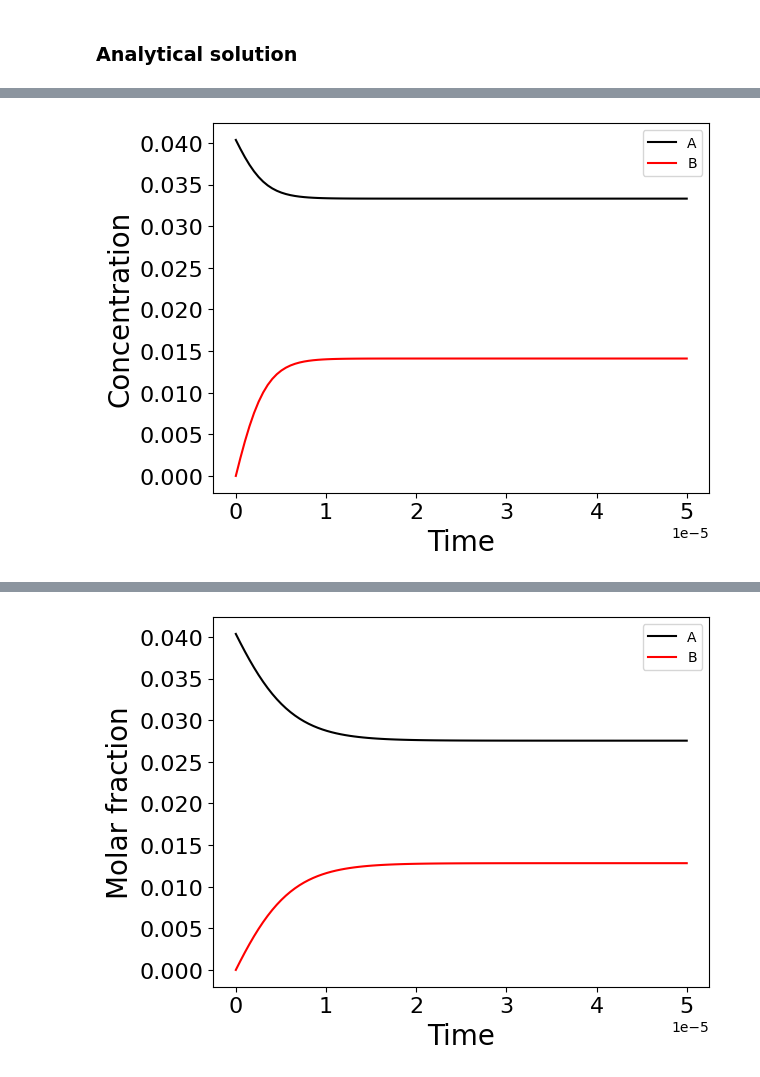
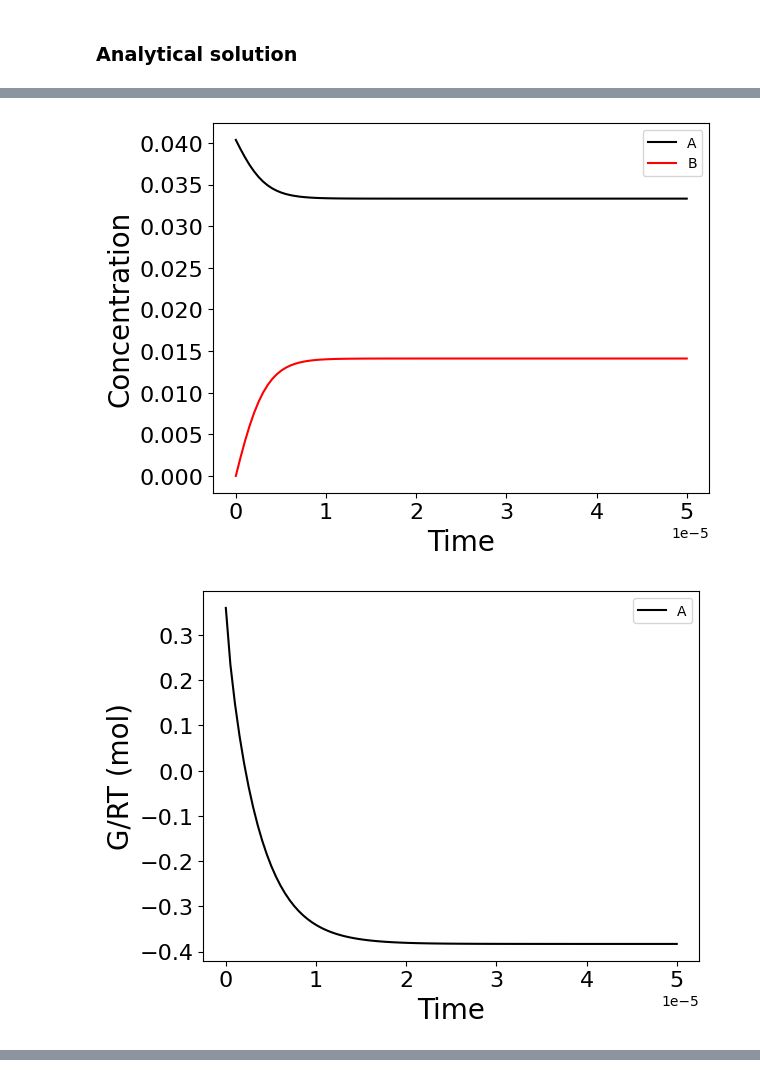
Before and after one commit to emartineznunez/Kp, a Jupyter notebook: Chem_Kinet.ipynb, the cells around one changed output, grey strips where cells are left out. Drawn from its saved outputs; the diff is of its cells as text; code cells hidden in the pictures.

```diff
--- a/Chem_Kinet.ipynb
+++ b/Chem_Kinet.ipynb
@@ -258,6 +258,10 @@ t=np.linspace(0,0.00005,100)
 K = 5.97e-3
 A0 = 0.0403599
 kr = 9e6
+n0 = 1
+R = 8.314 # J/mol/K
+Rbar = 0.08314 # bar L /mol / K
+T = 298.  # K
 #Keq= k1/k2=5.97e-3 (see the ms)
 a0=0.0403599   # 1 mol in 24.78 L at p=p0=1 bar
 tinf=5e-5
@@ -274,11 +278,9 @@ print(Bv(K,kr,A0,tinf))
 Beq = Bv(K,kr,A0,tinf)
 Aeq = Av(K,kr,A0,tinf)
 
-xi_eq = 1 - Aeq/A0
+xi_eq = Beq*n0/(2*A0)
 print("kc(V const)=",Beq*Beq/Aeq)
 print("xi_eq=",xi_eq)
-
-
 
 #plt.rcParams['text.usetex'] = True
 
@@ -307,6 +309,28 @@ def B(K,kr,A0,t):
   B = - 0.5 * K - 0.5 * S * parenth
   return B
 
+def G(A0,Rbar,T,t):
+  cA = A(K,kr,A0,t)
+  cB = B(K,kr,A0,t)
+  nA = (2*A0-2*cB)/(2*A0-cB)
+  nB = 2*cB/(2*A0-cB)
+  nuA =  np.log(cA * Rbar * T )
+  nuB =  np.log(cB * Rbar * T)
+  G = nA * nuA + nB * nuB
+  xideltaG0 = 0.36
+  return G + xideltaG0
+
+t=np.linspace(0,0.00005,100)
+
+#print(G(A0,Rbar,T,0))
+plt.plot(t,G(A0,Rbar,T,t),color='black',label='A')
+plt.xticks(fontsize=16)
+plt.yticks(fontsize=16)
+plt.ylabel('G/RT (mol)',fontsize=20)
+plt.xlabel('Time',fontsize=20)
+plt.legend()
+
+plt.show()
 
 print(A(K,kr,A0,tinf))
 print(B(K,kr,A0,tinf))
@@ -314,7 +338,7 @@ print(B(K,kr,A0,tinf))
 Beq = B(K,kr,A0,tinf)
 Aeq = A(K,kr,A0,tinf)
 
-xi_eq = ( A0 - Aeq ) / (A0 + Aeq)
+xi_eq = Beq*n0/(2*A0-Beq)
 print("kc(p const)=",B(K,kr,A0,tinf)*B(K,kr,A0,tinf)/A(K,kr,A0,tinf))
 print("xi_eq=",xi_eq)
 
@@ -338,4 +362,5 @@ xi_eq= 0.1746982345722522
 [figure]
+[figure, new version]
 0.027537990885101855
 0.012821909114898144
 kc(p const)= 0.00596998357783791
@@ -343 +367,0 @@ xi_eq= 0.18884105158134631
-[figure, old version]
```
Also changed, not shown: parts of 1 cell of this notebook.
